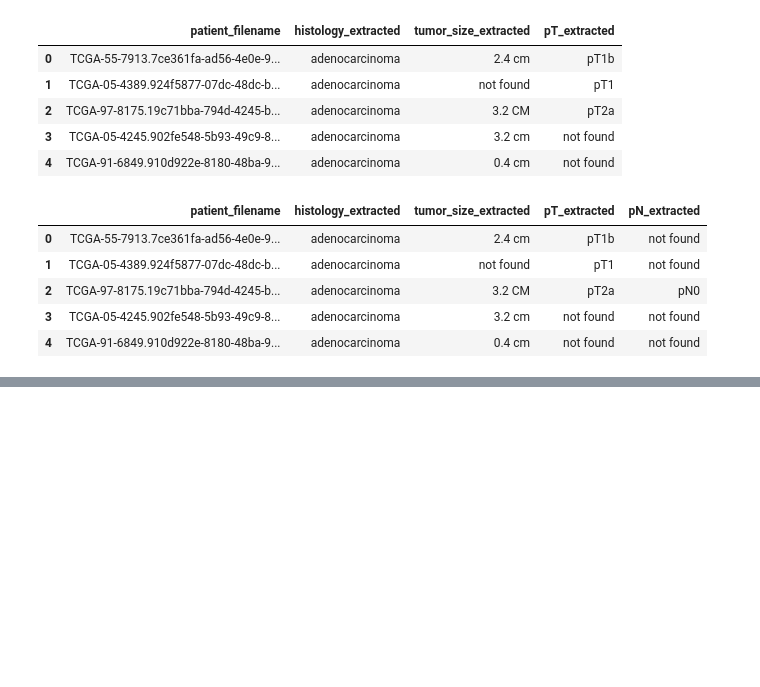
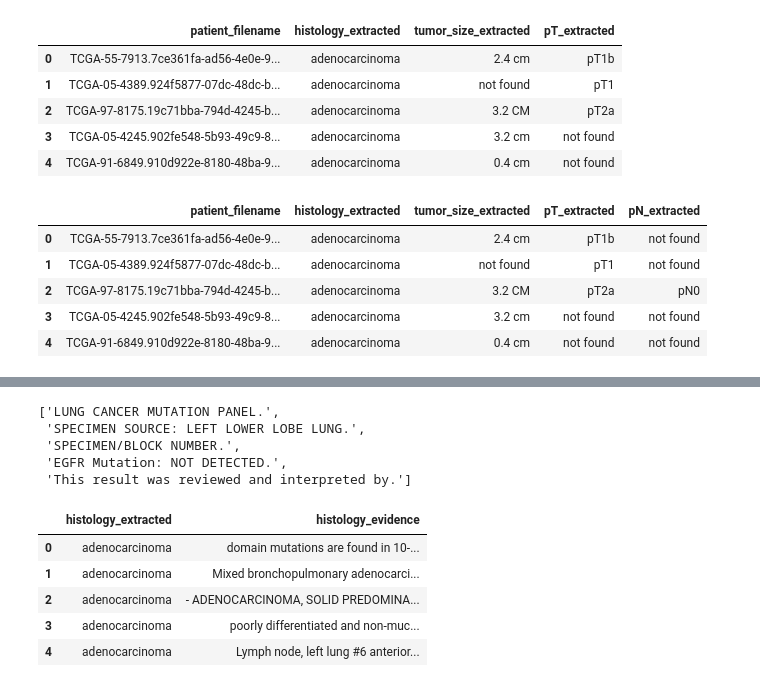
Before and after one commit to Afsheen36/OncoExtractAI-QA, a Jupyter notebook: notebooks/OncoExtractAI_QA.ipynb, the cells around one changed output, grey strips where cells are left out. Saved outputs shown, nothing was run; the diff lists cells and outputs as text; code cells hidden in the pictures; blank space fills up the shorter version.

```diff
--- a/notebooks/OncoExtractAI_QA.ipynb
+++ b/notebooks/OncoExtractAI_QA.ipynb
@@ -245,3 +245,43 @@ files.download("lung_cancer_sample_reports.csv")
 [interactive output not drawn]
 [interactive output not drawn]
 [interactive output not drawn]
+# %%
+def split_sentences(text):
+    sentences = re.split(r'(?<=[.!?])\s+', str(text))
+    return sentences
+
+sentences = split_sentences(sample_df.iloc[0]["text"])
+
+sentences[:5]
+# %% [output]
+['LUNG CANCER MUTATION PANEL.',
+ 'SPECIMEN SOURCE: LEFT LOWER LOBE LUNG.',
+ 'SPECIMEN/BLOCK NUMBER.',
+ 'EGFR Mutation: NOT DETECTED.',
+ 'This result was reviewed and interpreted by.']
+# %%
+def find_evidence_sentence(text, value):
+    if value == "not found":
+        return "no evidence found"
+
+    sentences = split_sentences(text)
+
+    for sentence in sentences:
+        if value.lower() in sentence.lower():
+            return sentence
+
+    return "no evidence found"
+
+sample_df["histology_evidence"] = sample_df.apply(
+    lambda row: find_evidence_sentence(row["text"], row["histology_extracted"]),
+    axis=1
+)
+
+sample_df[["histology_extracted", "histology_evidence"]].head()
+# %% [output]
+|  | histology_extracted | histology_evidence |
+| 0 | adenocarcinoma | domain mutations are found in 10-... |
+| 1 | adenocarcinoma | Mixed bronchopulmonary adenocarci... |
+| 2 | adenocarcinoma | - ADENOCARCINOMA, SOLID PREDOMINA... |
+| 3 | adenocarcinoma | poorly differentiated and non-muc... |
+| 4 | adenocarcinoma | Lymph node, left lung #6 anterior... |
```
Also changed, not shown: parts of 6 cells of this notebook.
